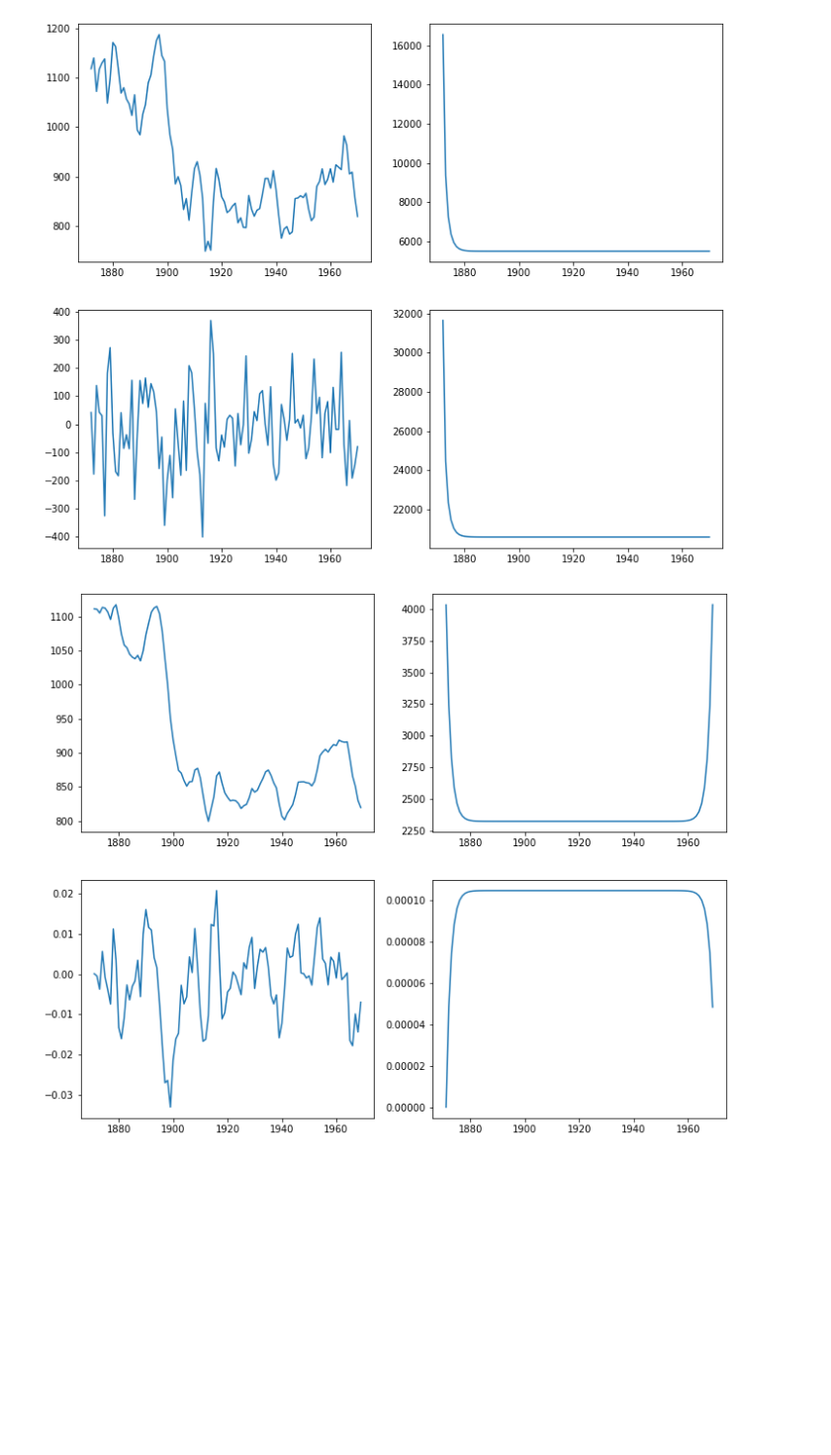
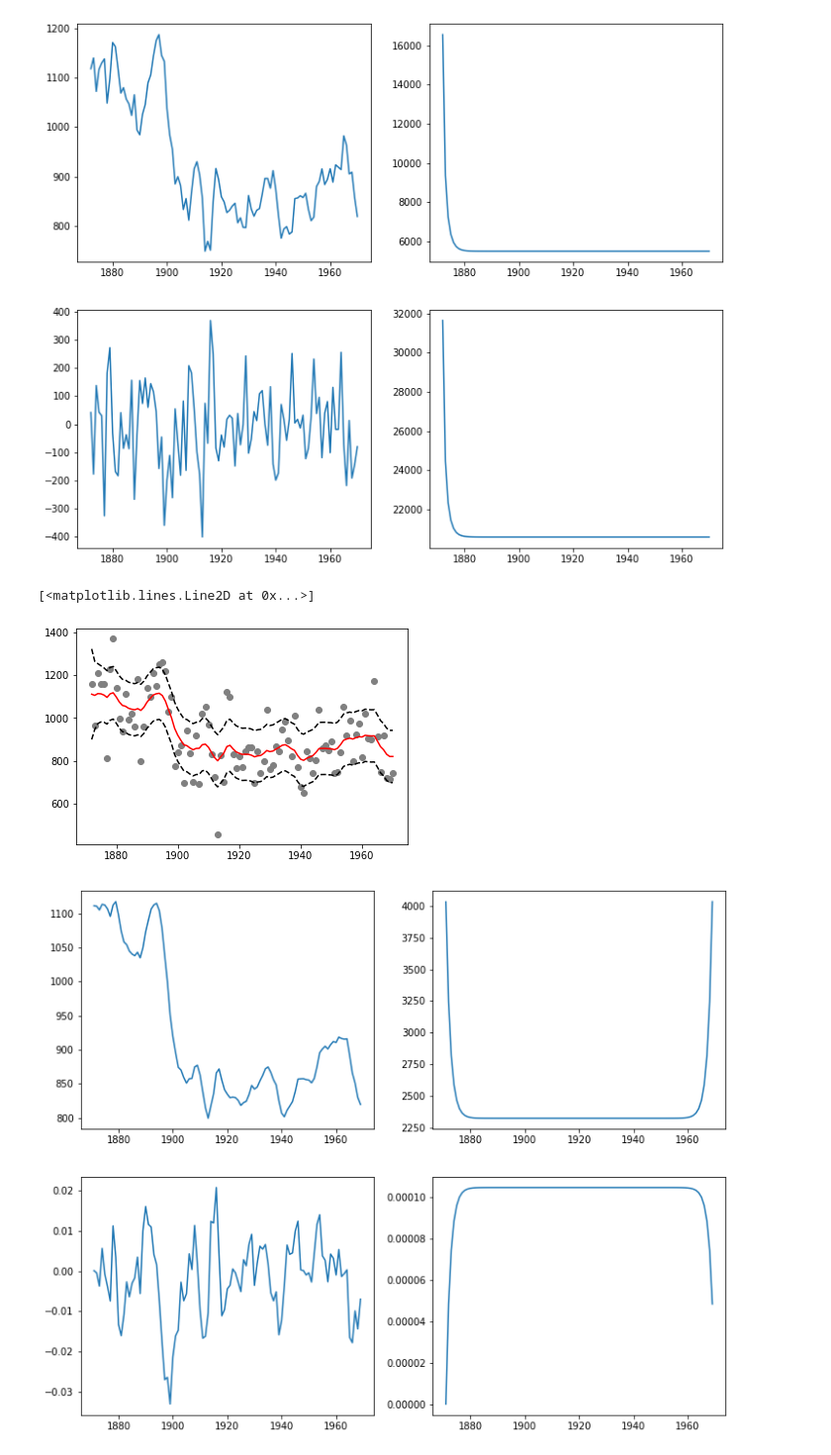
Before and after one commit to afroslam/Time-Series-Models, a Jupyter notebook: LL_Kalman_filter.ipynb, the cells around one changed output. Shown at 99% size. Cells and saved outputs as stored; diff of their text form; code cells hidden in the pictures; blank space fills up the shorter version.

```diff
--- a/LL_Kalman_filter.ipynb
+++ b/LL_Kalman_filter.ipynb
@@ -104,6 +114,18 @@ def KS_LL(data, a_ini, P_ini, sig_e, sig_eta):
     return (r, N, a_hat, V)
 # %%
 r, N, a_hat, V = KS_LL(data_nile, a_ini, P_ini, sig_e, sig_eta)
+
+#Confidence intervals
+ks_ci_lo = a_hat - z*np.sqrt(P)
+ks_ci_up = a_hat + z*np.sqrt(P)
+# %%
+plt.scatter(df['Year'][1:], df['Nile'][1:], color ='grey')
+plt.plot(years[1:], a_hat[1:], color = 'red')
+plt.plot(years[1:], ks_ci_lo[1:], linestyle='dashed', color = 'black')
+plt.plot(years[1:], ks_ci_up[1:], linestyle='dashed', color = 'black')
+# %% [output]
+[<matplotlib.lines.Line2D at 0x...>]
+[figure, added]
 # %%
 # fig_1_vals = pd.DataFrame([[v, P]])
 fig, ((ax1, ax2), (ax3, ax4)) = plt.subplots(2, 2, figsize=(12,10))
```
Also changed, not shown: parts of 2 cells of this notebook, 1 other file.
